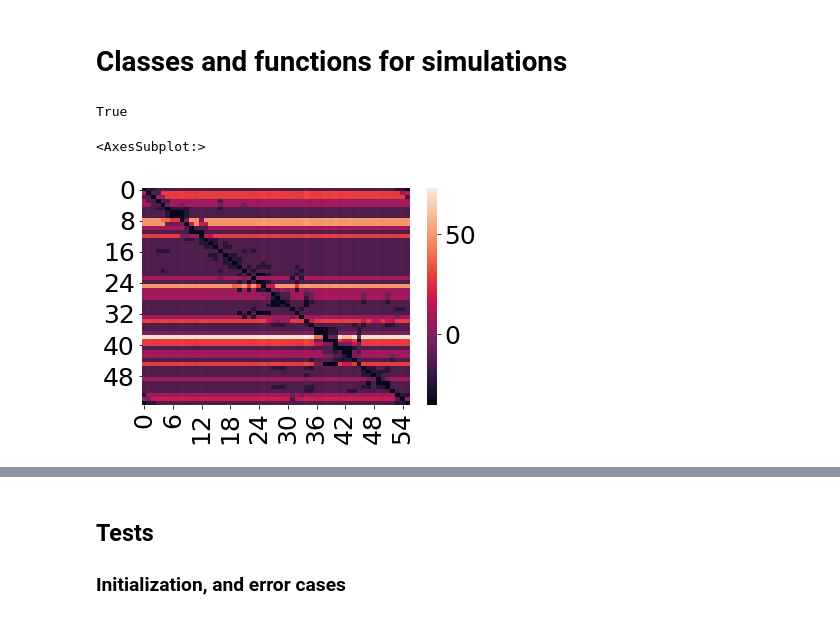
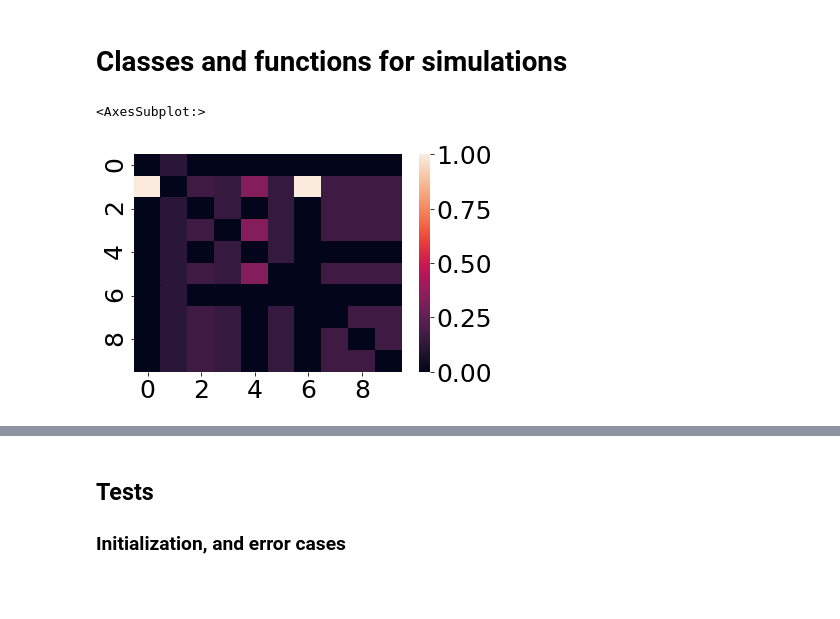
Before and after one commit to jastiso/modeling_citations, a Jupyter notebook: scripts/class_fn_test.ipynb, the cells around one changed output, grey strips where cells are left out. Drawn from its saved outputs; the diff is of its cells as text; code cells hidden in the pictures; blank space fills up the shorter version.

Commit message:
switched to getting A from original graph

```diff
--- a/scripts/class_fn_test.ipynb
+++ b/scripts/class_fn_test.ipynb
@@ -238,7 +238,7 @@ class Author:
 
         return bib
 
-    def update_network(self, walk):
+    def update_network(self, walk, g):
         '''
         This function will update and Author object's network based on a specific walk.
         The fidelity of the update will depend on the author's learn_bias parameter
@@ -246,24 +246,21 @@ class Author:
         Inputs:
         walk     a dictionary of nodes traversed in a walk (like what is output by self.get_cites())
                  the dictionary should contain the ID of the node in the original co-author network
+        g        an igraph graph object that generated the walk used for the first input (the .network
+                 property of another author)
         '''
 
-        # first, get true transition structure
+        # first, get true transition structure from the original network
         nodes = [val['id'] for val in walk.values()]
         unodes = list(set(nodes))
-        A = np.zeros((len(unodes),len(unodes)))
-        for n in range(len(nodes)-1):
-            prev = nodes[n]
-            curr = nodes[n+1]
-            previ = np.where(prev==unodes)
-            curri = np.where(curr==unodes)
-            A[previ,curri] = A[previ,curri] + 1
-        A = A + A.T
-        A = (A - A.mean())/A.max()
+        sg = g.subgraph(g.vs(unodes))
+        A = sg.get_adjacency()
+        A = np.array(A.data)
+        A = A/A.sum(0)
 
         # incorporate betas to get A_hat
-        A_hat = (1 - np.exp(-self.learn_bias))*np.matmul(A,(np.eye(len(set(nodes))) - np.exp(-self.learn_bias)*A)**(-1))
-        return A_hat
+        A_hat = (1 - np.exp(-self.learn_bias))* np.matmul(A,(np.eye(len(unodes)) - np.exp(-self.learn_bias)*A)**(-1))
+        return A_hat, A
         # threshold
 
 
@@ -296,12 +293,11 @@ def compare_nets(a1,a2):
 
     return meet12, meet21
 # %%
-a = Author(0.5,0.5,0.5,0.5)
+a = Author(0.5,0.5,0.5,0.1)
 a.init_network(g, node_2_gender, 500)
 bib = a.get_cites(100)
-a_hat = a.update_network(bib)
-sns.heatmap(a_hat)
+a_hat,a = a.update_network(bib,a.network)
+sns.heatmap(a)
 # %% [output]
-True
+<AxesSubplot:>
-<AxesSubplot:>
-[figure, old version]
+[figure, new version]
```
Also changed, not shown: parts of 3 cells of this notebook.
